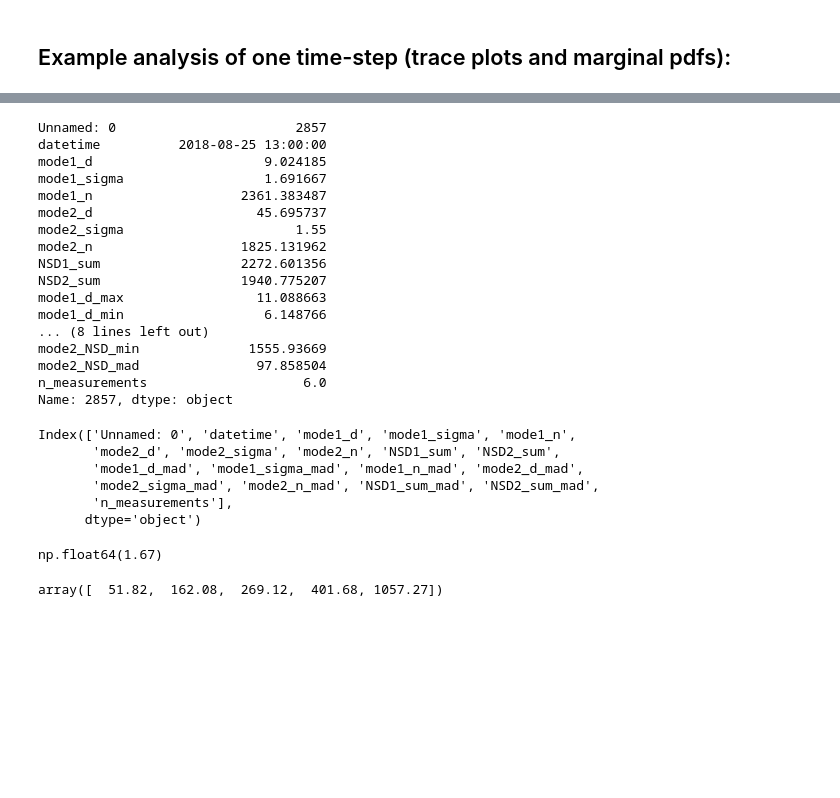
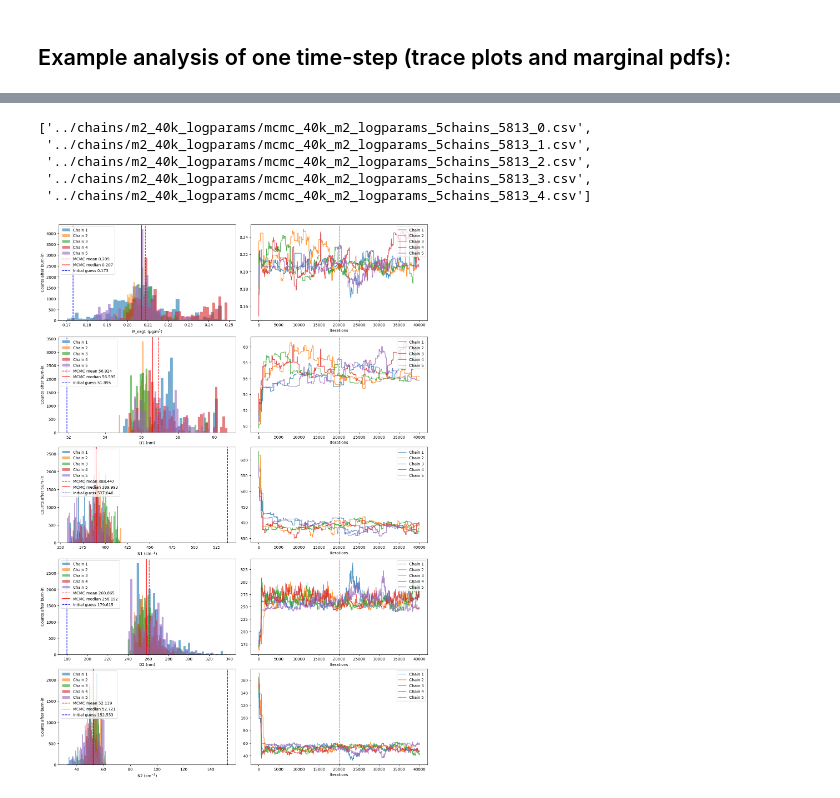
Before and after one commit to mauradewey/Modal-Aerosol-Composition, a Jupyter notebook: code/explore-mcmc-results.ipynb, the cells around one changed output, grey strips where cells are left out. Saved outputs shown, nothing was run; the diff lists cells and outputs as text; code cells hidden in the pictures; blank space fills up the shorter version.

Commit message:
Figures for paper, updated in explore-mcmc-results

```diff
--- a/code/explore-mcmc-results.ipynb
+++ b/code/explore-mcmc-results.ipynb
@@ -633,37 +122,35 @@ array(['2018-08-25 13:00:00', 9.02418537008847, 1.6916666666666675,
-# %%
-pd.read_csv('../input_data/bimodal_params_windows.csv').loc[2857]
-# %% [output]
-Unnamed: 0                       2857
-datetime          2018-08-25 13:00:00
-mode1_d                      9.024185
-mode1_sigma                  1.691667
-mode1_n                   2361.383487
-mode2_d                     45.695737
-mode2_sigma                      1.55
-mode2_n                   1825.131962
-NSD1_sum                  2272.601356
-NSD2_sum                  1940.775207
-mode1_d_max                 11.088663
-mode1_d_min                  6.148766
-... (8 lines left out)
-mode2_NSD_min              1555.93669
-mode2_NSD_mad               97.858504
-n_measurements                    6.0
-Name: 2857, dtype: object
-# %%
-pd.read_csv('../input_data/bimodal_params_medians.csv').columns
-# %% [output]
-Index(['Unnamed: 0', 'datetime', 'mode1_d', 'mode1_sigma', 'mode1_n',
-       'mode2_d', 'mode2_sigma', 'mode2_n', 'NSD1_sum', 'NSD2_sum',
-       'mode1_d_mad', 'mode1_sigma_mad', 'mode1_n_mad', 'mode2_d_mad',
-       'mode2_sigma_mad', 'mode2_n_mad', 'NSD1_sum_mad', 'NSD2_sum_mad',
-       'n_measurements'],
-      dtype='object')
-# %%
-np.round(1.666666, 2)
-# %% [output]
-np.float64(1.67)
-# %%
-pd.read_csv('../input_data/CCN.csv', header=None, skiprows=2857+1, nrows=1).drop(columns=0).values[0]
-# %% [output]
-array([  51.82,  162.08,  269.12,  401.68, 1057.27])
+# %%
+# window idx for example:
+idx = 5813
+
+#set number of discarded iterations:
+burn_in = 20000
+
+#get chains for that window:
+chains = sorted(glob.glob('../chains/m2_40k_logparams/*_'+str(idx)+'_*.csv'))
+#chains = sorted(glob.glob('../chains/*_testuniprior*'+str(idx)+'_*.csv'))
+chains
+# %% [output]
+['../chains/m2_40k_logparams/mcmc_40k_m2_logparams_5chains_5813_0.csv',
+ '../chains/m2_40k_logparams/mcmc_40k_m2_logparams_5chains_5813_1.csv',
+ '../chains/m2_40k_logparams/mcmc_40k_m2_logparams_5chains_5813_2.csv',
+ '../chains/m2_40k_logparams/mcmc_40k_m2_logparams_5chains_5813_3.csv',
+ '../chains/m2_40k_logparams/mcmc_40k_m2_logparams_5chains_5813_4.csv']
+# %%
+# load data:
+M_org1_chains = pints.io.load_samples(chains[0])
+D1_chains = pints.io.load_samples(chains[1])
+N1_chains = pints.io.load_samples(chains[2])
+D2_chains = pints.io.load_samples(chains[3])
+N2_chains = pints.io.load_samples(chains[4])
+
+#get initial guesses for parameters:
+bimodal_params = pd.read_csv('../input_data/bimodal_params_windows.csv')
+M_org1_initial = pd.read_csv('../input_data/M_org1_initialguess.csv')
+
+plot_multiple_traces(np.stack([M_org1_chains, D1_chains, N1_chains, D2_chains, N2_chains], axis=2),
+                     burn_in,
+                     [M_org1_initial['M_org1'][idx], bimodal_params['mode1_d'][idx], bimodal_params['mode1_n'][idx], bimodal_params['mode2_d'][idx], bimodal_params['mode2_n'][idx]],
+                     ['M_org1 (μg/m$^3$)', 'D1 (nm)', 'N1 (cm$^{-3}$)', 'D2 (nm)', 'N2 (cm$^{-3}$)'])
+# %% [output]
+[figure, added]
```
Also changed, not shown: parts of 82 cells of this notebook, 7 other files.
